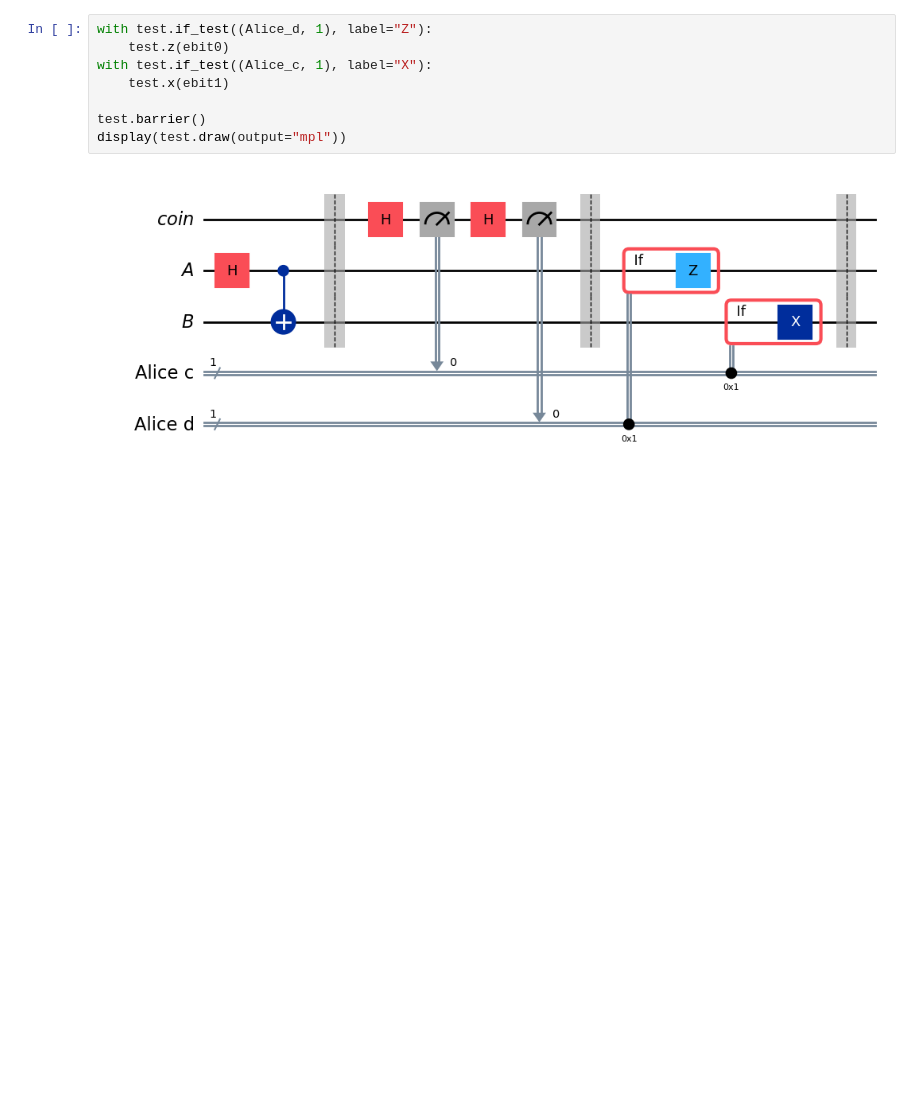
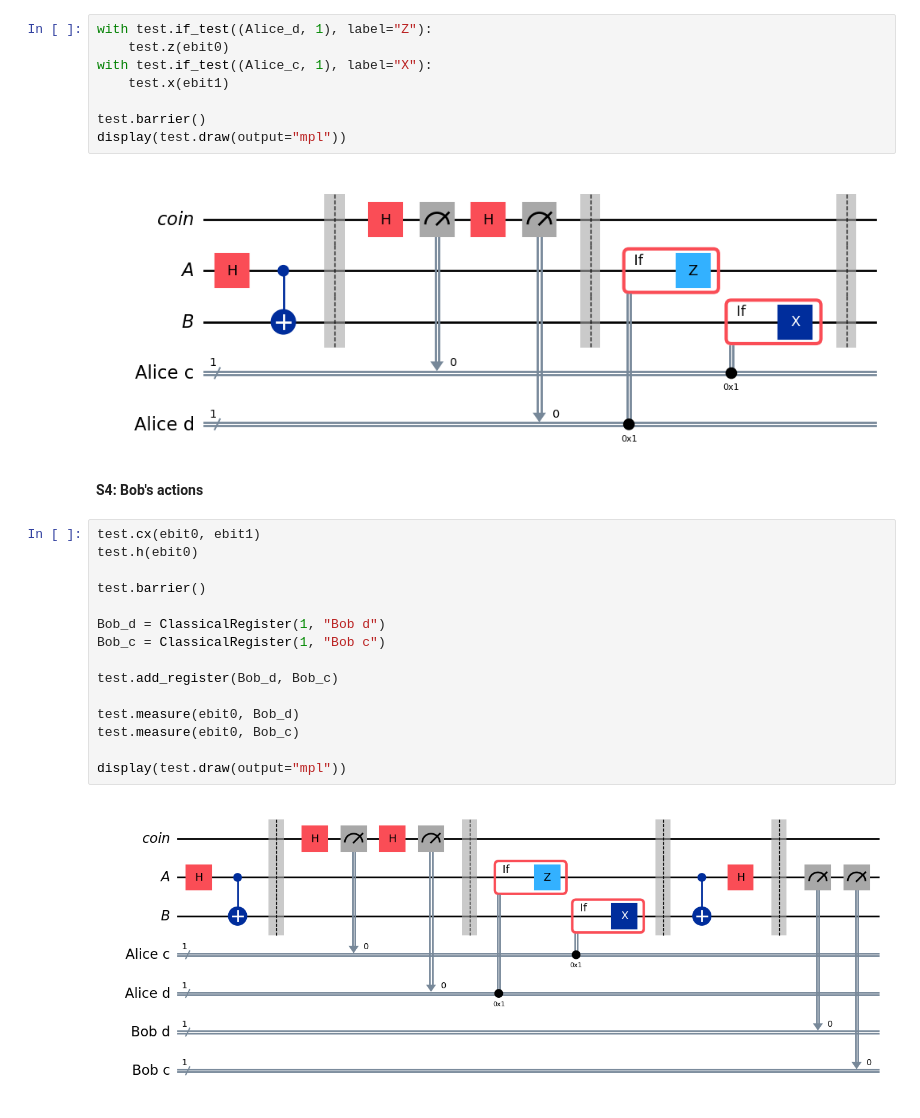
Before and after one commit to JayZeus999/IBM-Quantum-Learning, a Jupyter notebook: QM-Courses/superdense-coding.ipynb, the cells around one changed output. Saved outputs shown, nothing was run; the diff lists cells and outputs as text; blank space fills up the shorter version.

Commit message:
Implement Bob's actions

```diff
--- a/QM-Courses/superdense-coding.ipynb
+++ b/QM-Courses/superdense-coding.ipynb
@@ -119,3 +119,22 @@ test.barrier()
 display(test.draw(output="mpl"))
 # %% [output]
 [figure]
+# %% [markdown]
+**S4: Bob's actions**
+# %%
+test.cx(ebit0, ebit1)
+test.h(ebit0)
+
+test.barrier()
+
+Bob_d = ClassicalRegister(1, "Bob d")
+Bob_c = ClassicalRegister(1, "Bob c")
+
+test.add_register(Bob_d, Bob_c)
+
+test.measure(ebit0, Bob_d)
+test.measure(ebit0, Bob_c)
+
+display(test.draw(output="mpl"))
+# %% [output]
+[figure, added]
```
